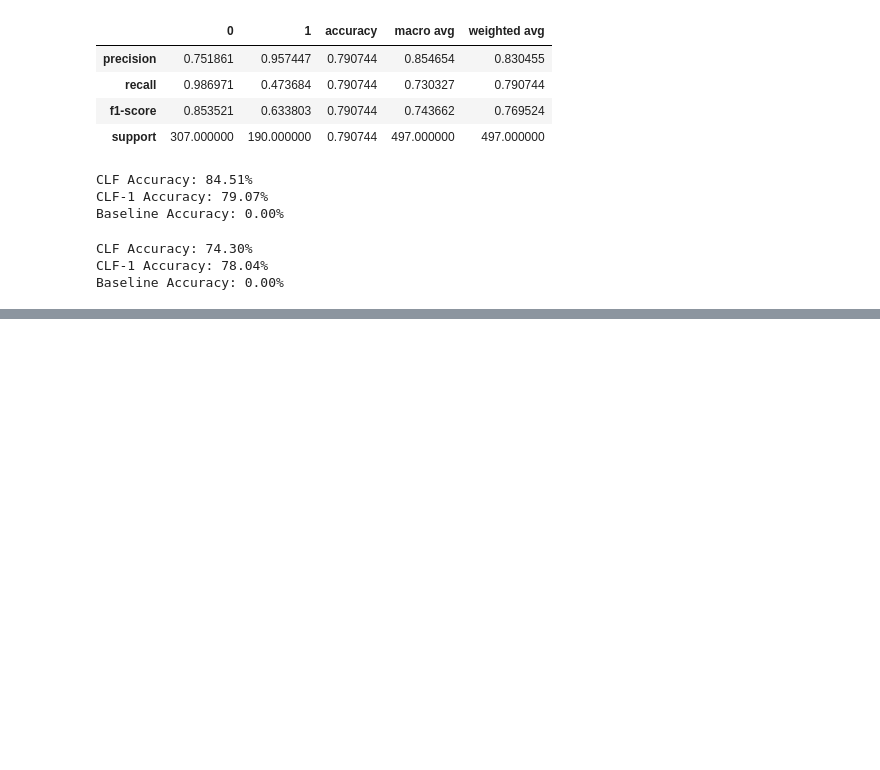
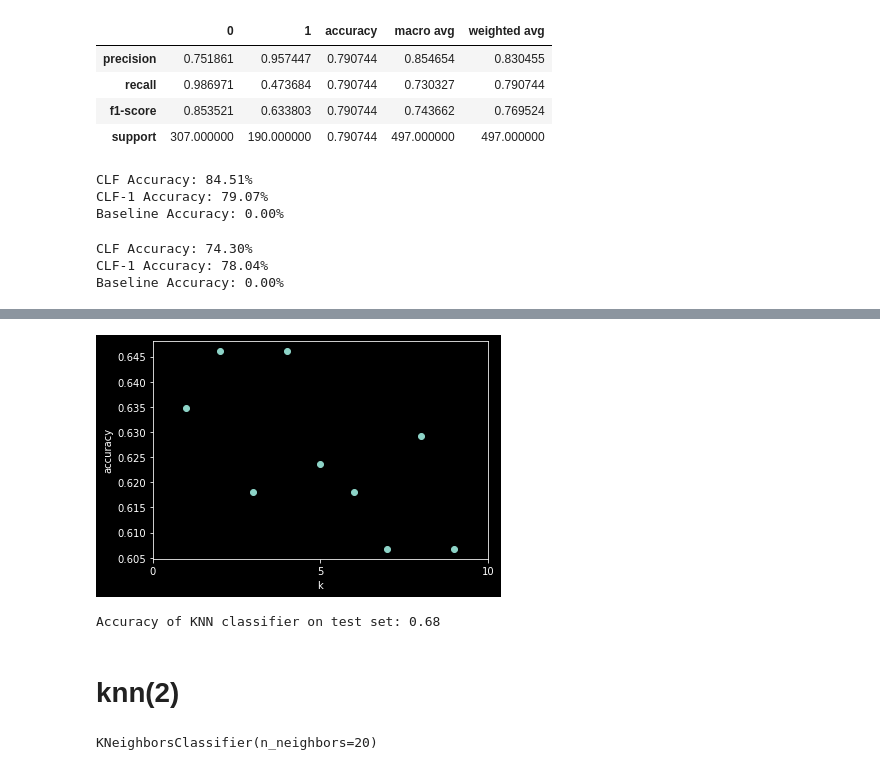
Before and after one commit to cristianibarra1/classification-exercises, a Jupyter notebook: model.ipynb, the cells around one changed output, grey strips where cells are left out. Cells and saved outputs as stored; diff of their text form; code cells hidden in the pictures; blank space fills up the shorter version.

```diff
--- a/model.ipynb
+++ b/model.ipynb
@@ -294,0 +350,3 @@ support: 153
+# %%
+knn = KNeighborsClassifier(n_neighbors=10)
+knn.fit(X_train, y_train)
@@ -294,0 +396,29 @@ support: 153
+# %%
+import matplotlib.pyplot as plt
+k_range = range(1, 10)
+scores = []
+for k in k_range:
+    knn = KNeighborsClassifier(n_neighbors = k)
+    knn.fit(X_train, y_train)
+    scores.append(knn.score(X_test, y_test))
+plt.style.use('dark_background')
+plt.figure()
+plt.xlabel('k')
+plt.ylabel('accuracy')
+plt.scatter(k_range, scores)
+plt.xticks([0,5,10])
+plt.show()
+# %% [output]
+[figure, added]
+# %%
+print('Accuracy of KNN classifier on test set: {:.2f}'
+     .format(knn.score(X_val, y_val)))
+# %% [output]
+Accuracy of KNN classifier on test set: 0.68
+# %% [markdown]
+# knn(2)
+# %%
+knn = KNeighborsClassifier(n_neighbors=20, weights='uniform')
+knn.fit(X_train, y_train)
+# %% [output]
+KNeighborsClassifier(n_neighbors=20)
```
Also changed, not shown: parts of 28 cells of this notebook.
